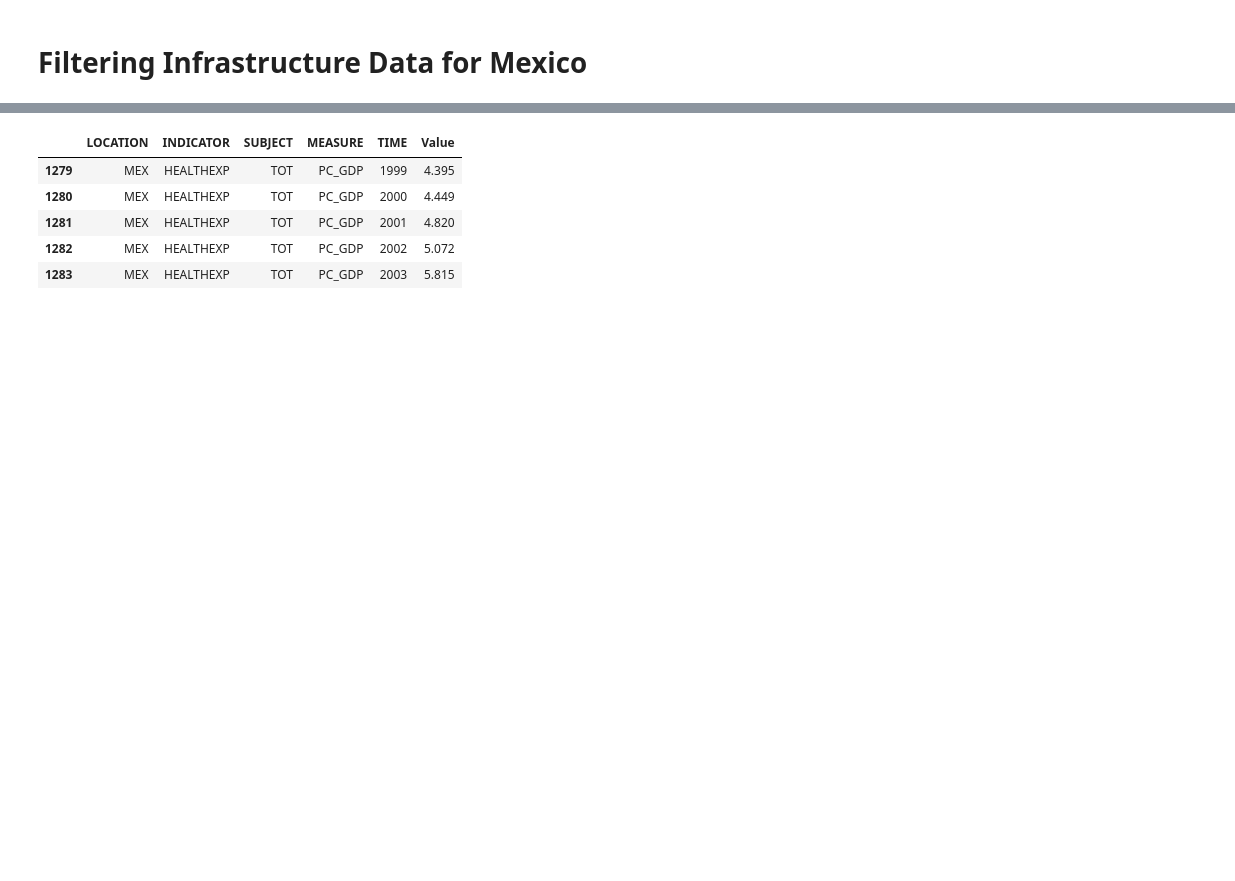
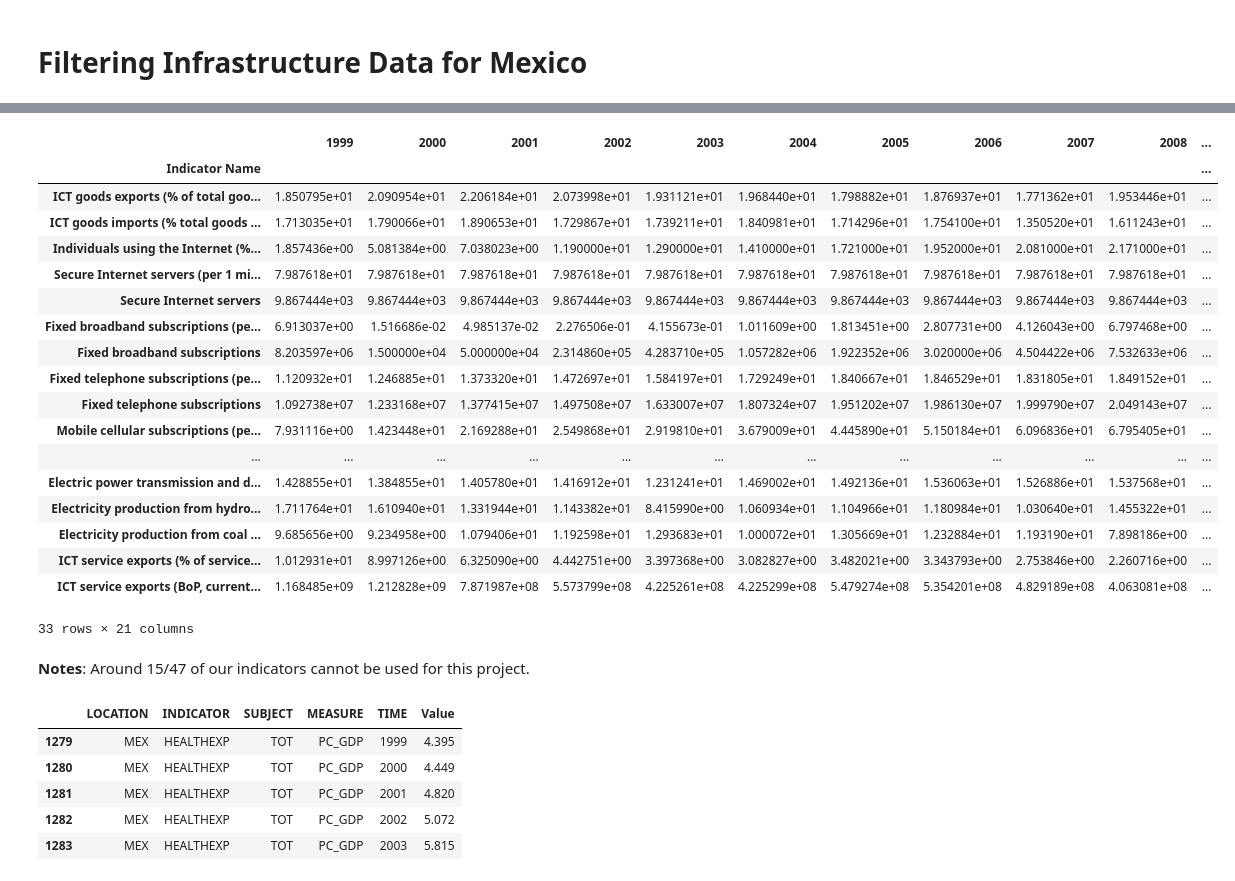
Before and after one commit to rnsfrd/capstone, a Jupyter notebook: Parts/Modeling.ipynb, the cells around one changed output, grey strips where cells are left out. Cells and saved outputs as stored; diff of their text form; code cells hidden in the pictures; blank space fills up the shorter version.

```diff
--- a/Parts/Modeling.ipynb
+++ b/Parts/Modeling.ipynb
@@ -62,0 +109,7 @@ mex_infra.head()
+# %%
+#dropping rows with too many null values
+mex_infra = mex_infra.drop([7157, 7158, 7159, 7163, 7164, 7165, 7173, 7175, 7176, 7177, 7178, 7179, 7180, 7181])
+# %%
+mex_infra.drop(axis = 0, columns = ['Country Name'], inplace = True)
+# %%
+mex_infra = mex_infra.set_index('Indicator Name')
@@ -63,3 +128,27 @@ mex_infra.head()
+# %%
+mex_infra.apply(lambda row: row.fillna(row.mean()), axis=1)
+# %% [output]
+|  | 1999 | 2000 | 2001 | 2002 | 2003 | 2004 | 2005 | 2006 | 2007 | 2008 | ... |
+| Indicator Name |  |  |  |  |  |  |  |  |  |  | ... |
+| ICT goods exports (% of total goo... | 1.850795e+01 | 2.090954e+01 | 2.206184e+01 | 2.073998e+01 | 1.931121e+01 | 1.968440e+01 | 1.798882e+01 | 1.876937e+01 | 1.771362e+01 | 1.953446e+01 | ... |
+| ICT goods imports (% total goods ... | 1.713035e+01 | 1.790066e+01 | 1.890653e+01 | 1.729867e+01 | 1.739211e+01 | 1.840981e+01 | 1.714296e+01 | 1.754100e+01 | 1.350520e+01 | 1.611243e+01 | ... |
+| Individuals using the Internet (%... | 1.857436e+00 | 5.081384e+00 | 7.038023e+00 | 1.190000e+01 | 1.290000e+01 | 1.410000e+01 | 1.721000e+01 | 1.952000e+01 | 2.081000e+01 | 2.171000e+01 | ... |
+| Secure Internet servers (per 1 mi... | 7.987618e+01 | 7.987618e+01 | 7.987618e+01 | 7.987618e+01 | 7.987618e+01 | 7.987618e+01 | 7.987618e+01 | 7.987618e+01 | 7.987618e+01 | 7.987618e+01 | ... |
+| Secure Internet servers | 9.867444e+03 | 9.867444e+03 | 9.867444e+03 | 9.867444e+03 | 9.867444e+03 | 9.867444e+03 | 9.867444e+03 | 9.867444e+03 | 9.867444e+03 | 9.867444e+03 | ... |
+| Fixed broadband subscriptions (pe... | 6.913037e+00 | 1.516686e-02 | 4.985137e-02 | 2.276506e-01 | 4.155673e-01 | 1.011609e+00 | 1.813451e+00 | 2.807731e+00 | 4.126043e+00 | 6.797468e+00 | ... |
+| Fixed broadband subscriptions | 8.203597e+06 | 1.500000e+04 | 5.000000e+04 | 2.314860e+05 | 4.283710e+05 | 1.057282e+06 | 1.922352e+06 | 3.020000e+06 | 4.504422e+06 | 7.532633e+06 | ... |
+| Fixed telephone subscriptions (pe... | 1.120932e+01 | 1.246885e+01 | 1.373320e+01 | 1.472697e+01 | 1.584197e+01 | 1.729249e+01 | 1.840667e+01 | 1.846529e+01 | 1.831805e+01 | 1.849152e+01 | ... |
+| Fixed telephone subscriptions | 1.092738e+07 | 1.233168e+07 | 1.377415e+07 | 1.497508e+07 | 1.633007e+07 | 1.807324e+07 | 1.951202e+07 | 1.986130e+07 | 1.999790e+07 | 2.049143e+07 | ... |
+| Mobile cellular subscriptions (pe... | 7.931116e+00 | 1.423448e+01 | 2.169288e+01 | 2.549868e+01 | 2.919810e+01 | 3.679009e+01 | 4.445890e+01 | 5.150184e+01 | 6.096836e+01 | 6.795405e+01 | ... |
+| ... | ... | ... | ... | ... | ... | ... | ... | ... | ... | ... | ... |
+| Electric power transmission and d... | 1.428855e+01 | 1.384855e+01 | 1.405780e+01 | 1.416912e+01 | 1.231241e+01 | 1.469002e+01 | 1.492136e+01 | 1.536063e+01 | 1.526886e+01 | 1.537568e+01 | ... |
+| Electricity production from hydro... | 1.711764e+01 | 1.610940e+01 | 1.331944e+01 | 1.143382e+01 | 8.415990e+00 | 1.060934e+01 | 1.104966e+01 | 1.180984e+01 | 1.030640e+01 | 1.455322e+01 | ... |
+| Electricity production from coal ... | 9.685656e+00 | 9.234958e+00 | 1.079406e+01 | 1.192598e+01 | 1.293683e+01 | 1.000072e+01 | 1.305669e+01 | 1.232884e+01 | 1.193190e+01 | 7.898186e+00 | ... |
+| ICT service exports (% of service... | 1.012931e+01 | 8.997126e+00 | 6.325090e+00 | 4.442751e+00 | 3.397368e+00 | 3.082827e+00 | 3.482021e+00 | 3.343793e+00 | 2.753846e+00 | 2.260716e+00 | ... |
+| ICT service exports (BoP, current... | 1.168485e+09 | 1.212828e+09 | 7.871987e+08 | 5.573799e+08 | 4.225261e+08 | 4.225299e+08 | 5.479274e+08 | 5.354201e+08 | 4.829189e+08 | 4.063081e+08 | ... |
+33 rows × 21 columns
+# %% [markdown]
+**Notes**: Around 15/47 of our indicators cannot be used for this project.
 # %%
 mex_spend = spend_c.loc[spend_c['LOCATION'] == 'MEX']
 # %%
```
Also changed, not shown: parts of 14 cells of this notebook, 5 other files.
